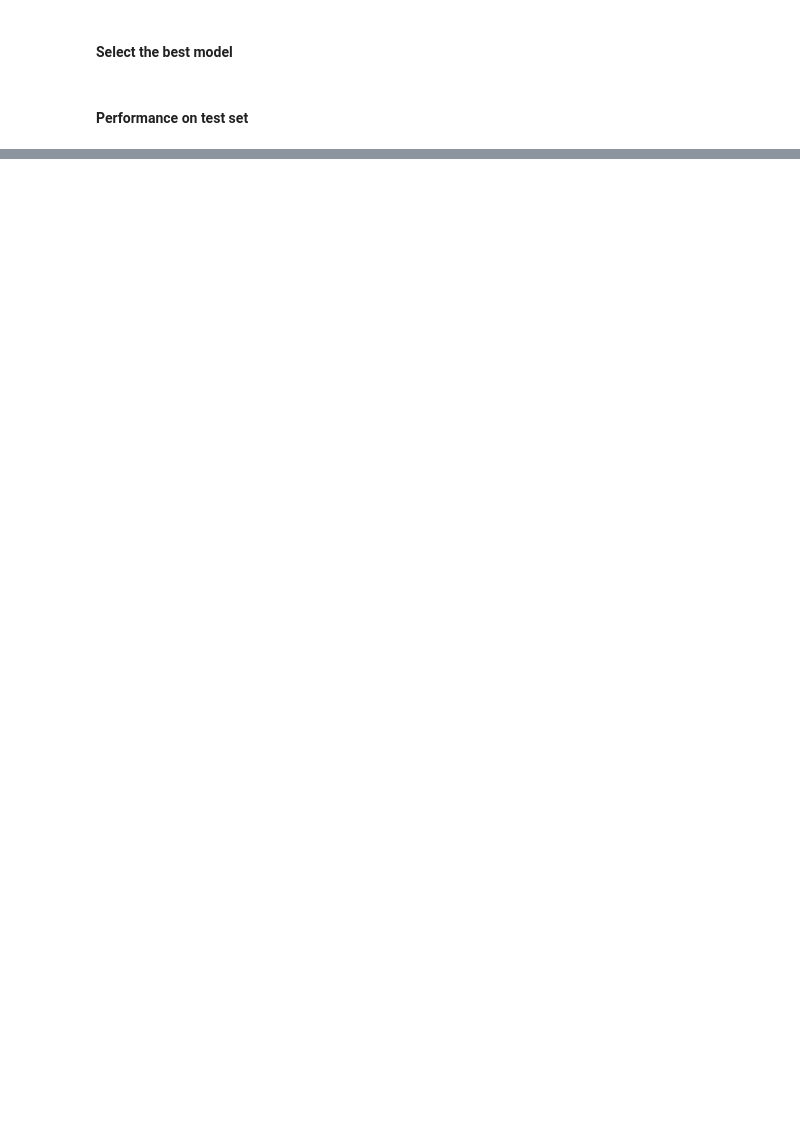
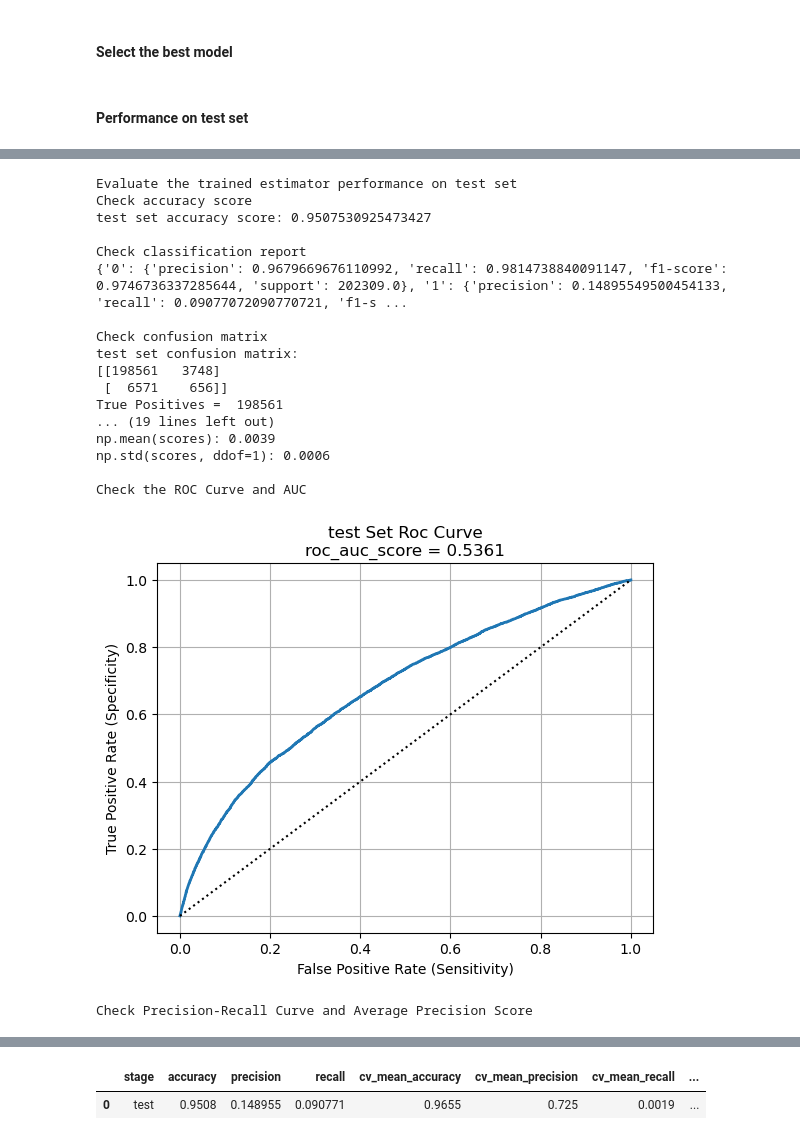
Before and after one commit to LiyangSong/Advertisement-CTR-Prediction, a Jupyter notebook: jupyter/model_selection.ipynb, the cells around one changed output, grey strips where cells are left out. Saved outputs shown, nothing was run; the diff lists cells and outputs as text; code cells hidden in the pictures; blank space fills up the shorter version.

Commit message:
final model selection and evaluation

```diff
--- a/jupyter/model_selection.ipynb
+++ b/jupyter/model_selection.ipynb
@@ -11,6 +11,7 @@ start = time.time
 TARGET_ATTR = 'label'
 VALIDATION_FILE_PATH = "../data/validation_df.csv"
 TEST_FILE_PATH = "../data/test_df.csv"
+CVS_SCORING_LIST = ['accuracy', 'precision', 'recall', 'f1']
 # %% [markdown]
 #### Read in best models
 # %%
@@ -18,8 +19,8 @@ best_thresholds = {
     "AdaBoostClassifier": 0.78,
     "DecisionTreeClassifier": 0.86,
     "GradientBoostingClassifier": 0.13,
-    "RandomForestClassifier": ,
-    "SGDClassifier":
+    "RandomForestClassifier": 0.84,
+    "SGDClassifier": 0.53
 }
 # %%
 best_models = dict()
@@ -44,7 +58,7 @@ del validation_cap_x_df, validation_y_df
 # %% [markdown]
 #### Select the best model
 # %%
-best_model_name = ''
+best_model_name = 'GradientBoostingClassifier'
 best_model = best_models[best_model_name]
 # %% [markdown]
 #### Performance on test set
@@ -56,8 +81,29 @@ del test_df
 # %%
 bin_class_utils.eval_class(
     test_cap_x_df,
     test_y_df,
     best_model,
     'test',
+    CVS_SCORING_LIST,
     best_thresholds[best_model_name]
 )
+# %% [output]
+Evaluate the trained estimator performance on test set
+Check accuracy score
+test set accuracy score: 0.9507530925473427
+
+Check classification report
+{'0': {'precision': 0.9679669676110992, 'recall': 0.9814738840091147, 'f1-score': 0.9746736337285644, 'support': 202309.0}, '1': {'precision': 0.14895549500454133, 'recall': 0.09077072090770721, 'f1-s ...
+
+Check confusion matrix
+test set confusion matrix:
+[[198561   3748]
+ [  6571    656]]
+True Positives =  198561
+... (19 lines left out)
+np.mean(scores): 0.0039
+np.std(scores, ddof=1): 0.0006
+
+Check the ROC Curve and AUC
+[figure, added]
+Check Precision-Recall Curve and Average Precision Score
@@ -64,3 +111,5 @@ bin_class_utils.eval_class(
+|  | stage | accuracy | precision | recall | cv_mean_accuracy | cv_mean_precision | cv_mean_recall | ... |
+| 0 | test | 0.9508 | 0.148955 | 0.090771 | 0.9655 | 0.725 | 0.0019 | ... |
 # %%
 end = time.time()
 print(f'Script run time: {(end - start)/60} minutes')
```
Also changed, not shown: parts of 6 cells of this notebook, 1 other file.
